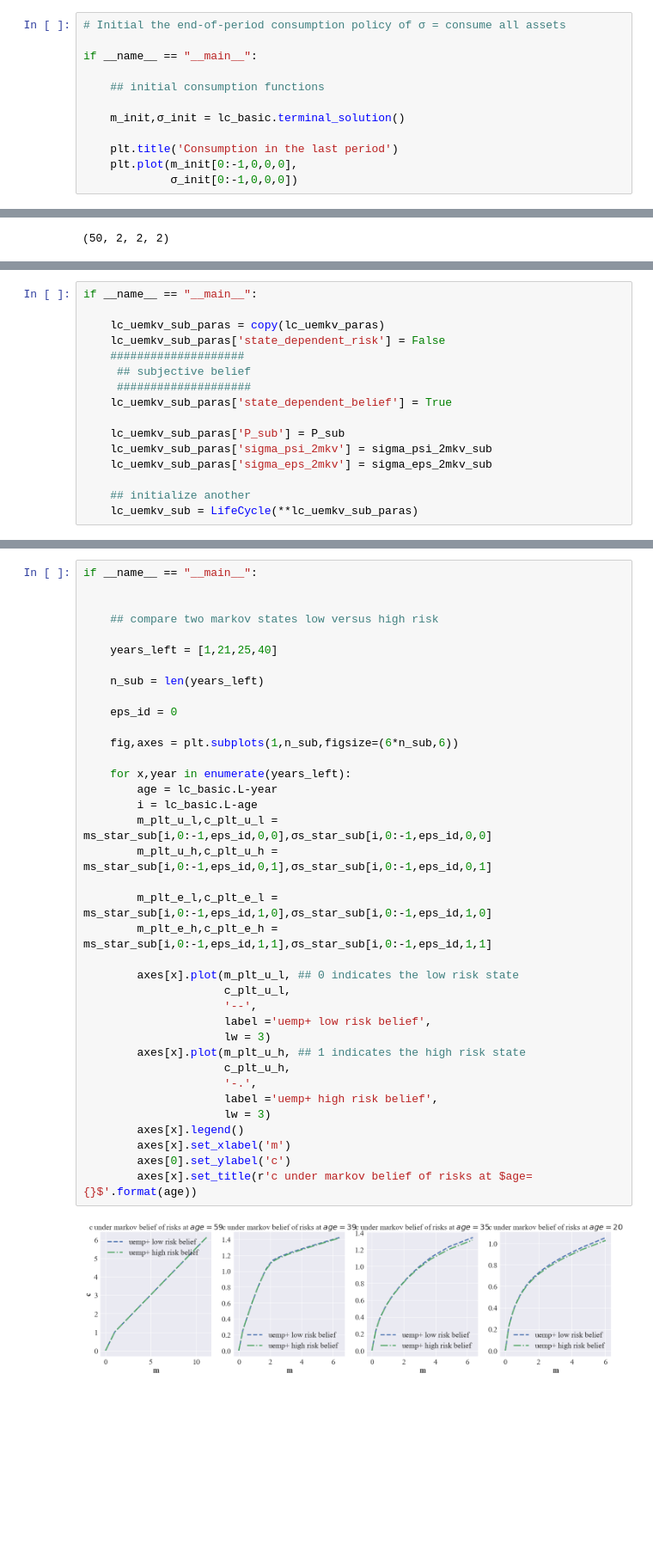
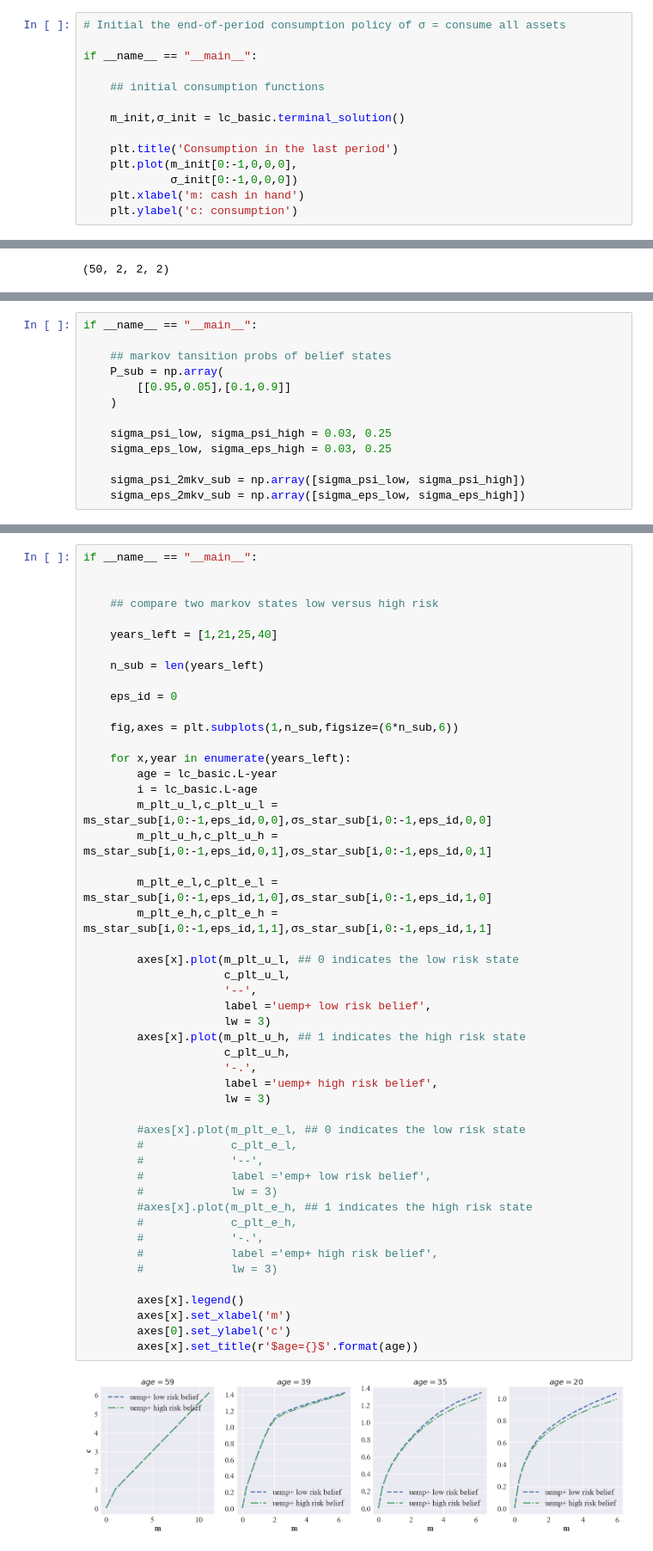
Before and after one commit to iworld1991/PIR, a Jupyter notebook: WorkingFolder/PythonCode/SolveLifeCycleBelief.ipynb, the cells around one changed output, grey strips where cells are left out. Shown at 86% size. Drawn from its saved outputs; the diff is of its cells as text; blank space fills up the shorter version.

Commit message:
clean up the code for lifecycle with belief state so that it is standard-alone easy to read notebook. It is not used in the paper in the end"

```diff
--- a/WorkingFolder/PythonCode/SolveLifeCycleBelief.ipynb
+++ b/WorkingFolder/PythonCode/SolveLifeCycleBelief.ipynb
@@ -673,4 +672,6 @@ if __name__ == "__main__":
     plt.title('Consumption in the last period')
     plt.plot(m_init[0:-1,0,0,0],
              σ_init[0:-1,0,0,0])
+    plt.xlabel('m: cash in hand')
+    plt.ylabel('c: consumption')
 # %% [output]
@@ -1105,3 +743,16 @@ if __name__ == "__main__":
+# %%
+if __name__ == "__main__":
+
+    ## markov tansition probs of belief states
+    P_sub = np.array(
+        [[0.95,0.05],[0.1,0.9]]
+    )
+
+    sigma_psi_low, sigma_psi_high = 0.03, 0.25
+    sigma_eps_low, sigma_eps_high = 0.03, 0.25
+
+    sigma_psi_2mkv_sub = np.array([sigma_psi_low, sigma_psi_high])
+    sigma_eps_2mkv_sub = np.array([sigma_eps_low, sigma_eps_high])
 # %%
 if __name__ == "__main__":
 
@@ -1334,19 +775,3 @@ average transitory risk is 0.03838859479749573 compared to objective model 0.1
-# %%
-if __name__ == "__main__":
-
-    lc_uemkv_sub_paras = copy(lc_uemkv_paras)
-    lc_uemkv_sub_paras['state_dependent_risk'] = False
-    ####################
-     ## subjective belief
-     ####################
-    lc_uemkv_sub_paras['state_dependent_belief'] = True
-
-    lc_uemkv_sub_paras['P_sub'] = P_sub
-    lc_uemkv_sub_paras['sigma_psi_2mkv'] = sigma_psi_2mkv_sub
-    lc_uemkv_sub_paras['sigma_eps_2mkv'] = sigma_eps_2mkv_sub
-
-    ## initialize another
-    lc_uemkv_sub = LifeCycle(**lc_uemkv_sub_paras)
 # %%
 if __name__ == "__main__":
 
@@ -1378,32 +803,44 @@ if __name__ == "__main__":
 
     n_sub = len(years_left)
 
     eps_id = 0
 
     fig,axes = plt.subplots(1,n_sub,figsize=(6*n_sub,6))
 
     for x,year in enumerate(years_left):
         age = lc_basic.L-year
         i = lc_basic.L-age
         m_plt_u_l,c_plt_u_l = ms_star_sub[i,0:-1,eps_id,0,0],σs_star_sub[i,0:-1,eps_id,0,0]
         m_plt_u_h,c_plt_u_h = ms_star_sub[i,0:-1,eps_id,0,1],σs_star_sub[i,0:-1,eps_id,0,1]
 
         m_plt_e_l,c_plt_e_l = ms_star_sub[i,0:-1,eps_id,1,0],σs_star_sub[i,0:-1,eps_id,1,0]
         m_plt_e_h,c_plt_e_h = ms_star_sub[i,0:-1,eps_id,1,1],σs_star_sub[i,0:-1,eps_id,1,1]
 
         axes[x].plot(m_plt_u_l, ## 0 indicates the low risk state
                      c_plt_u_l,
                      '--',
                      label ='uemp+ low risk belief',
                      lw = 3)
         axes[x].plot(m_plt_u_h, ## 1 indicates the high risk state
                      c_plt_u_h,
                      '-.',
                      label ='uemp+ high risk belief',
                      lw = 3)
+
+        #axes[x].plot(m_plt_e_l, ## 0 indicates the low risk state
+        #             c_plt_e_l,
+        #             '--',
+        #             label ='emp+ low risk belief',
+        #             lw = 3)
+        #axes[x].plot(m_plt_e_h, ## 1 indicates the high risk state
+        #             c_plt_e_h,
+        #             '-.',
+        #             label ='emp+ high risk belief',
+        #             lw = 3)
+
         axes[x].legend()
         axes[x].set_xlabel('m')
         axes[0].set_ylabel('c')
-        axes[x].set_title(r'c under markov belief of risks at $age={}$'.format(age))
+        axes[x].set_title(r'$age={}$'.format(age))
 # %% [output]
-[figure, old version]
+[figure, new version]
```
Also changed, not shown: parts of 50 cells of this notebook, 1 other file.
